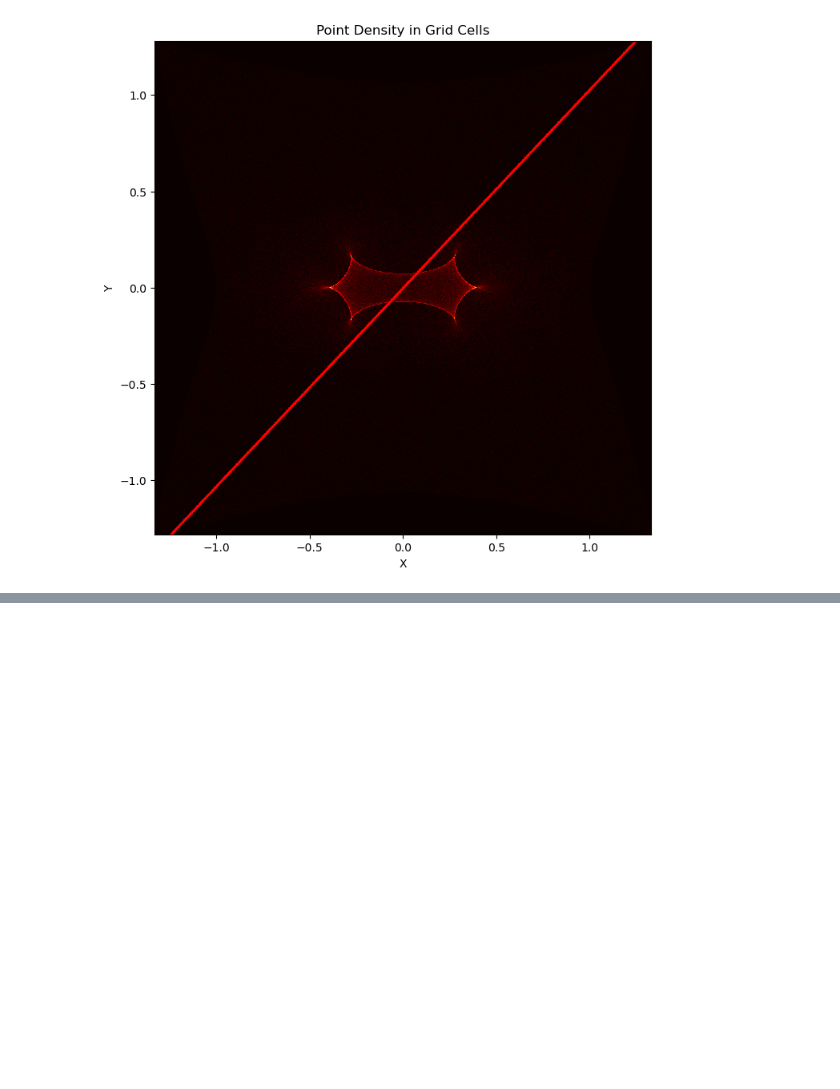
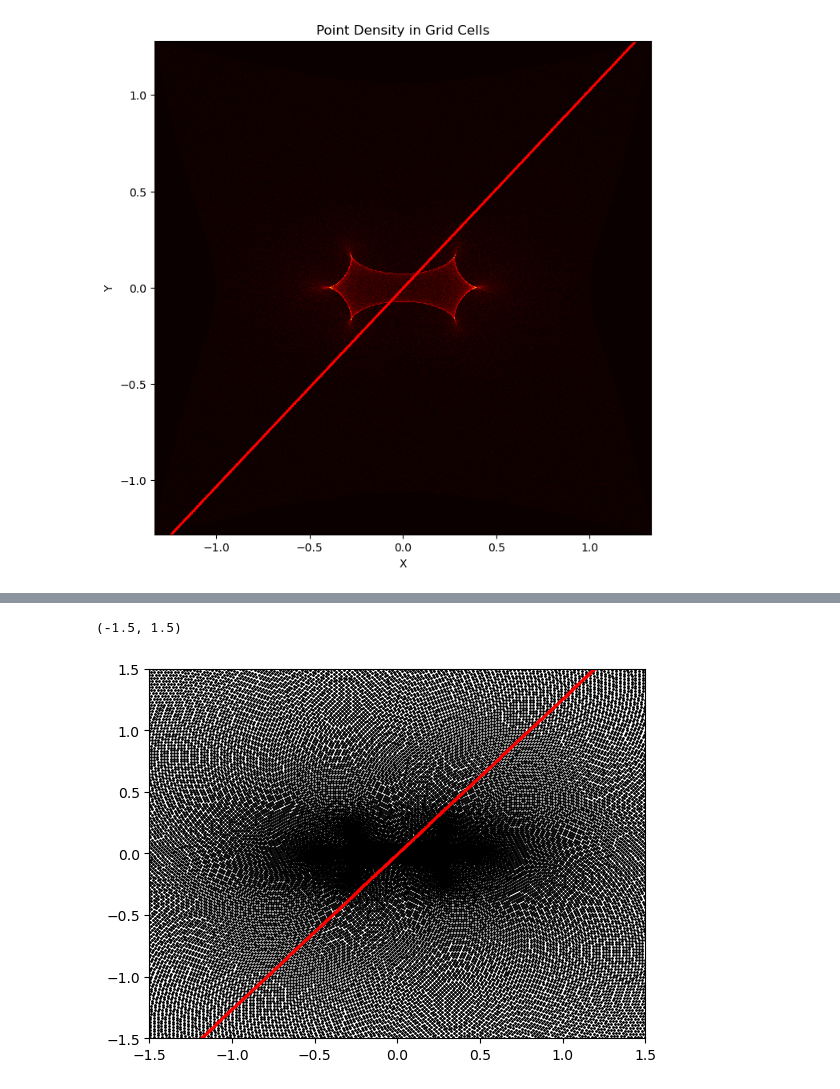
Before and after one commit to ylaksl/Microlensing, a Jupyter notebook: microlensing.ipynb, the cells around one changed output, grey strips where cells are left out. Saved outputs shown, nothing was run; the diff lists cells and outputs as text; code cells hidden in the pictures; blank space fills up the shorter version.

```diff
--- a/microlensing.ipynb
+++ b/microlensing.ipynb
@@ -183,0 +233,16 @@ plt.scatter(x,y, s = 1)
+# %%
+passo = 1000
+alpha = 0.9
+inter = 0
+b = inter/np.cos(alpha)
+
+xp = np.linspace(-1.5, 1.5, passo)
+yp = np.tan(alpha)*xp + b
+# %%
+plt.scatter(x1, y1, s = 1, c = 'black')
+plt.scatter(xp, yp, s = 1, c = 'red')
+plt.xlim(-1.5, 1.5)
+plt.ylim(-1.5,1.5)
+# %% [output]
+(-1.5, 1.5)
+[figure, added]
```
Also changed, not shown: parts of 11 cells of this notebook.
